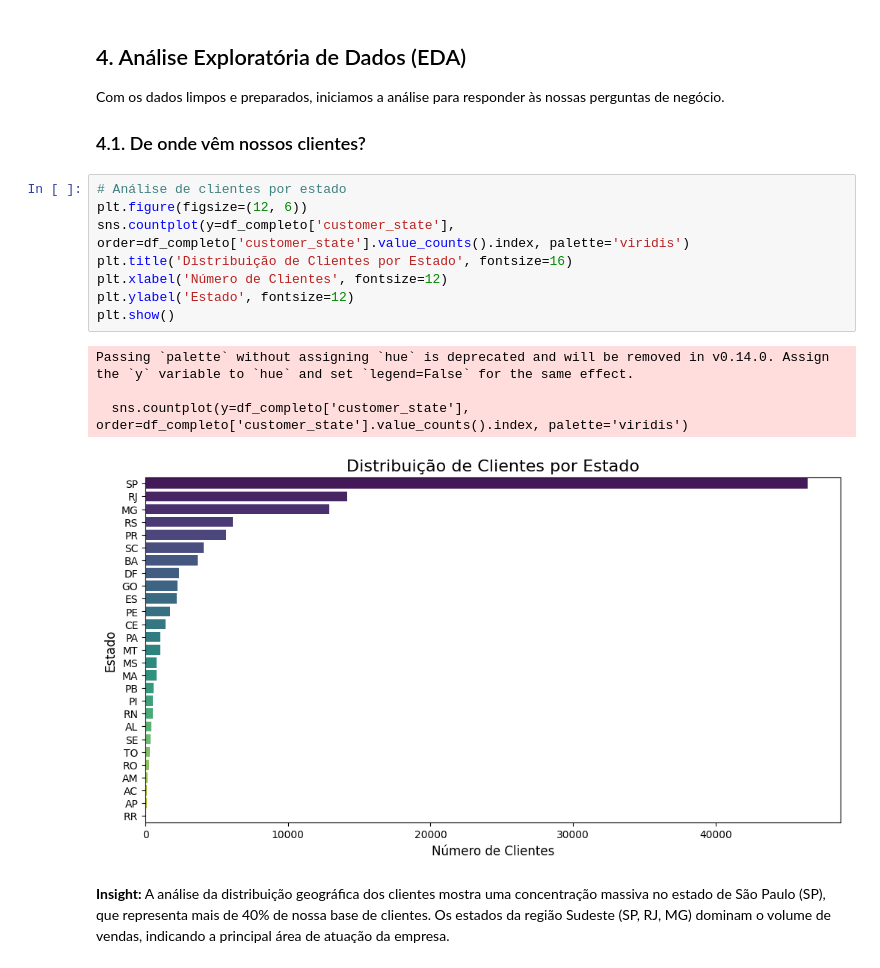
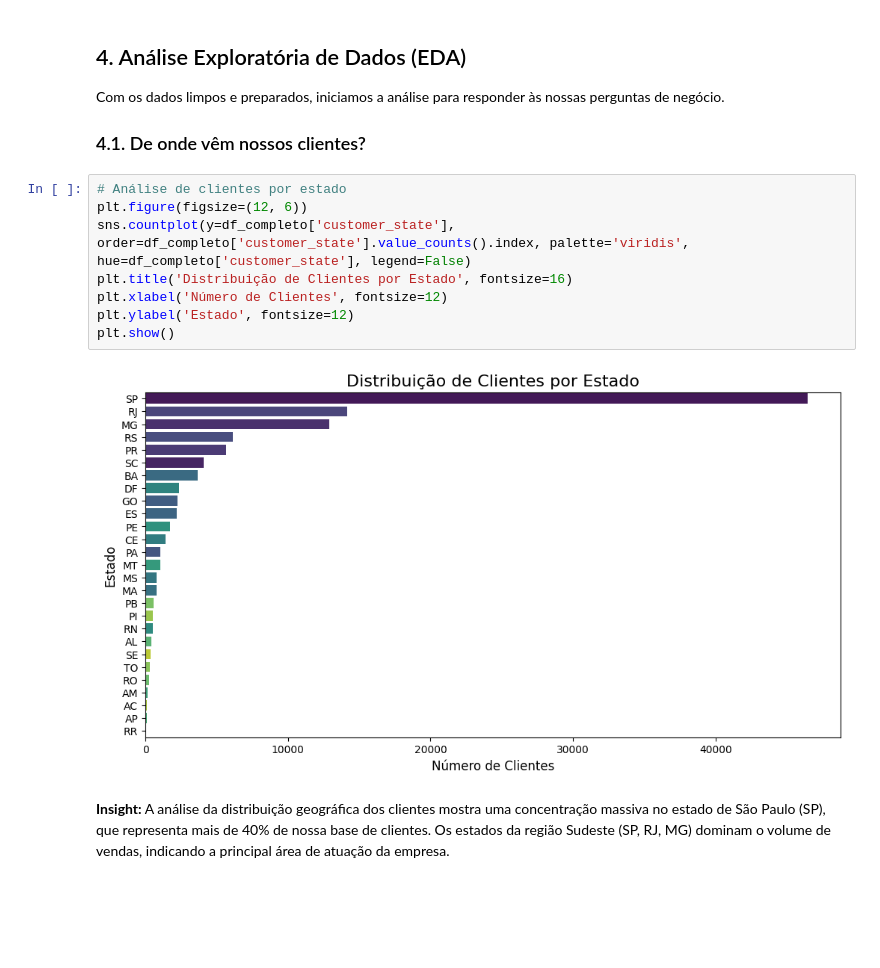
Before and after one commit to Gabrinetio/Data_Science, a Jupyter notebook: Analise_Vendas_Olist.ipynb, the cells around one changed output. Saved outputs shown, nothing was run; the diff lists cells and outputs as text; blank space fills up the shorter version.

```diff
--- a/Analise_Vendas_Olist.ipynb
+++ b/Analise_Vendas_Olist.ipynb
@@ -85,16 +85,13 @@ Com os dados limpos e preparados, iniciamos a análise para responder às nossas
 # %%
 # Análise de clientes por estado
 plt.figure(figsize=(12, 6))
-sns.countplot(y=df_completo['customer_state'], order=df_completo['customer_state'].value_counts().index, palette='viridis')
+sns.countplot(y=df_completo['customer_state'], order=df_completo['customer_state'].value_counts().index, palette='viridis', hue=df_completo['customer_state'], legend=False)
 plt.title('Distribuição de Clientes por Estado', fontsize=16)
 plt.xlabel('Número de Clientes', fontsize=12)
 plt.ylabel('Estado', fontsize=12)
 plt.show()
 # %% [output]
-Passing `palette` without assigning `hue` is deprecated and will be removed in v0.14.0. Assign the `y` variable to `hue` and set `legend=False` for the same effect.
-
-  sns.countplot(y=df_completo['customer_state'], order=df_completo['customer_state'].value_counts().index, palette='viridis')
-[figure, old version]
+[figure, new version]
 # %% [markdown]
 **Insight:** A análise da distribuição geográfica dos clientes mostra uma concentração massiva no estado de São Paulo (SP), que representa mais de 40% de nossa base de clientes. Os estados da região Sudeste (SP, RJ, MG) dominam o volume de vendas, indicando a principal área de atuação da empresa.
 # %% [markdown]
```
Also changed, not shown: parts of 1 cell of this notebook.
